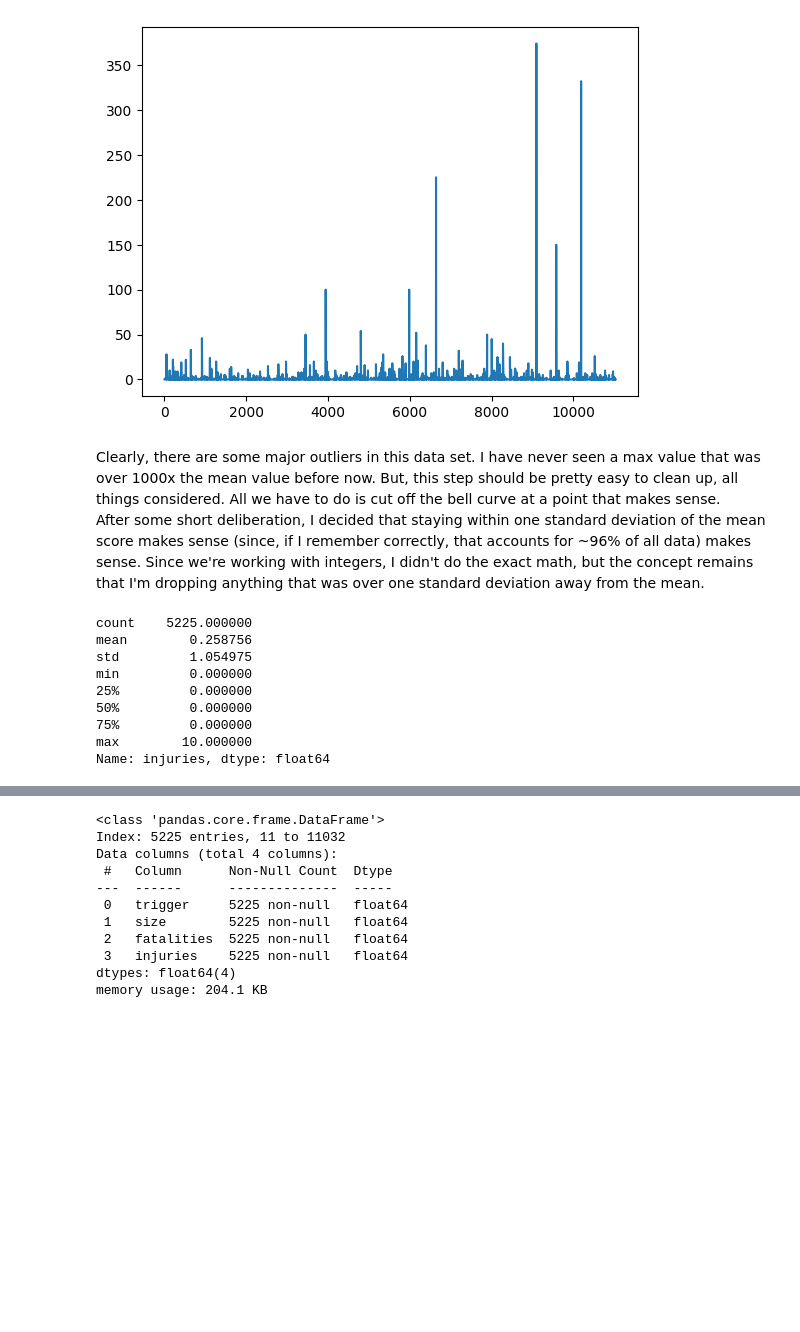
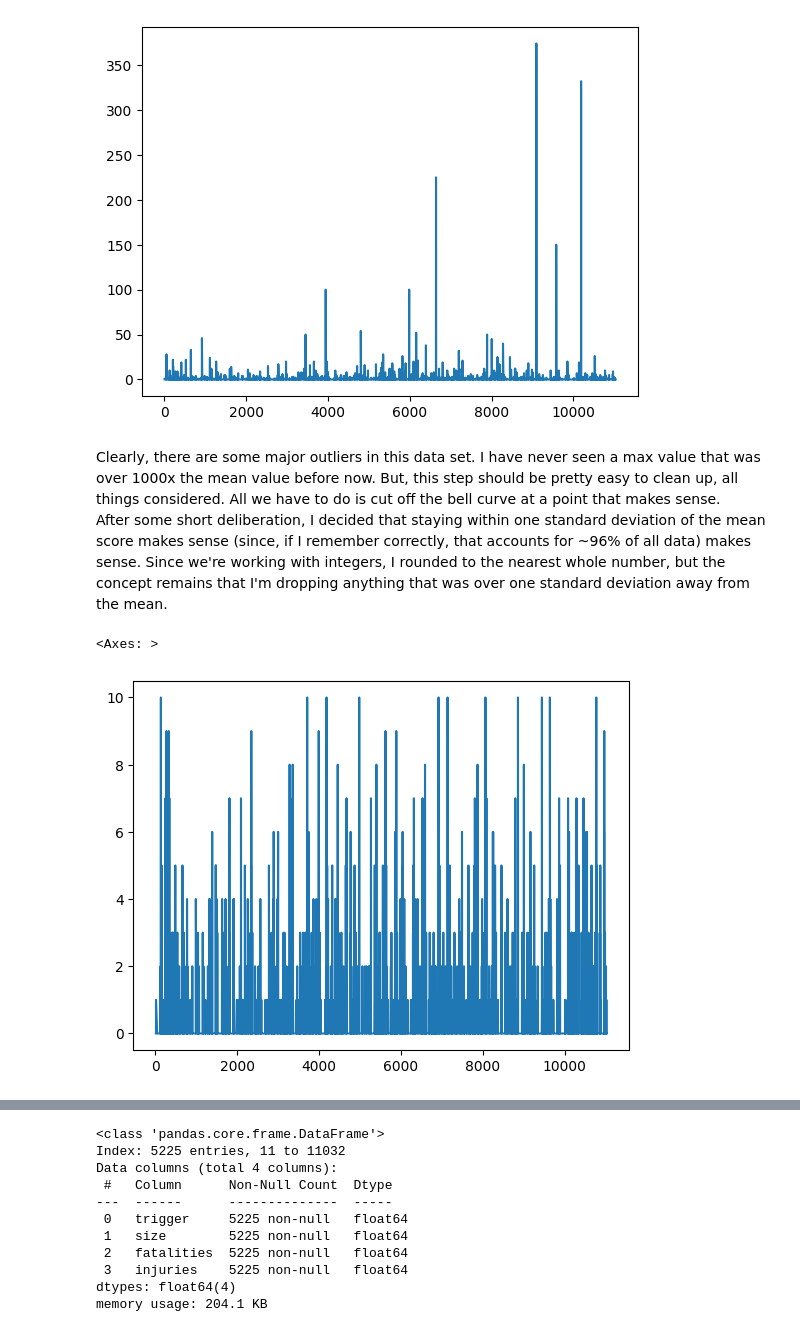
Before and after one commit to COSC5557/exploratory-data-analysis-arrangedcupid0, a Jupyter notebook: data.ipynb, the cells around one changed output, grey strips where cells are left out. Drawn from its saved outputs; the diff is of its cells as text; code cells hidden in the pictures; blank space fills up the shorter version.

```diff
--- a/data.ipynb
+++ b/data.ipynb
@@ -138,20 +131,13 @@ newData['injuries'].plot()
 [figure]
 # %% [markdown]
 Clearly, there are some major outliers in this data set. I have never seen a max value that was over 1000x the mean value before now. But, this step should be pretty easy to clean up, all things considered. All we have to do is cut off the bell curve at a point that makes sense.\
-After some short deliberation, I decided that staying within one standard deviation of the mean score makes sense (since, if I remember correctly, that accounts for ~96% of all data) makes sense. Since we're working with integers, I didn't do the exact math, but the concept remains that I'm dropping anything that was over one standard deviation away from the mean.
+After some short deliberation, I decided that staying within one standard deviation of the mean score makes sense (since, if I remember correctly, that accounts for ~96% of all data) makes sense. Since we're working with integers, I rounded to the nearest whole number, but the concept remains that I'm dropping anything that was over one standard deviation away from the mean.
 # %%
 #newerData = newData.drop(newData[(newData['fatalities'] > 62) | (newData['injuries'] > 17)].index)
 newerData = newData.drop(newData[(newData['fatalities'] > 33) | (newData['injuries'] > 10)].index)
-#newerData['injuries'].plot()
-newerData['injuries'].describe()
+newerData['injuries'].plot()
+#newerData['injuries'].describe()
 # %% [output]
-count    5225.000000
-mean        0.258756
-std         1.054975
-min         0.000000
-25%         0.000000
-50%         0.000000
-75%         0.000000
-max        10.000000
-Name: injuries, dtype: float64
+<Axes: >
+[figure, added]
 # %%
```
Also changed, not shown: parts of 7 cells of this notebook.
